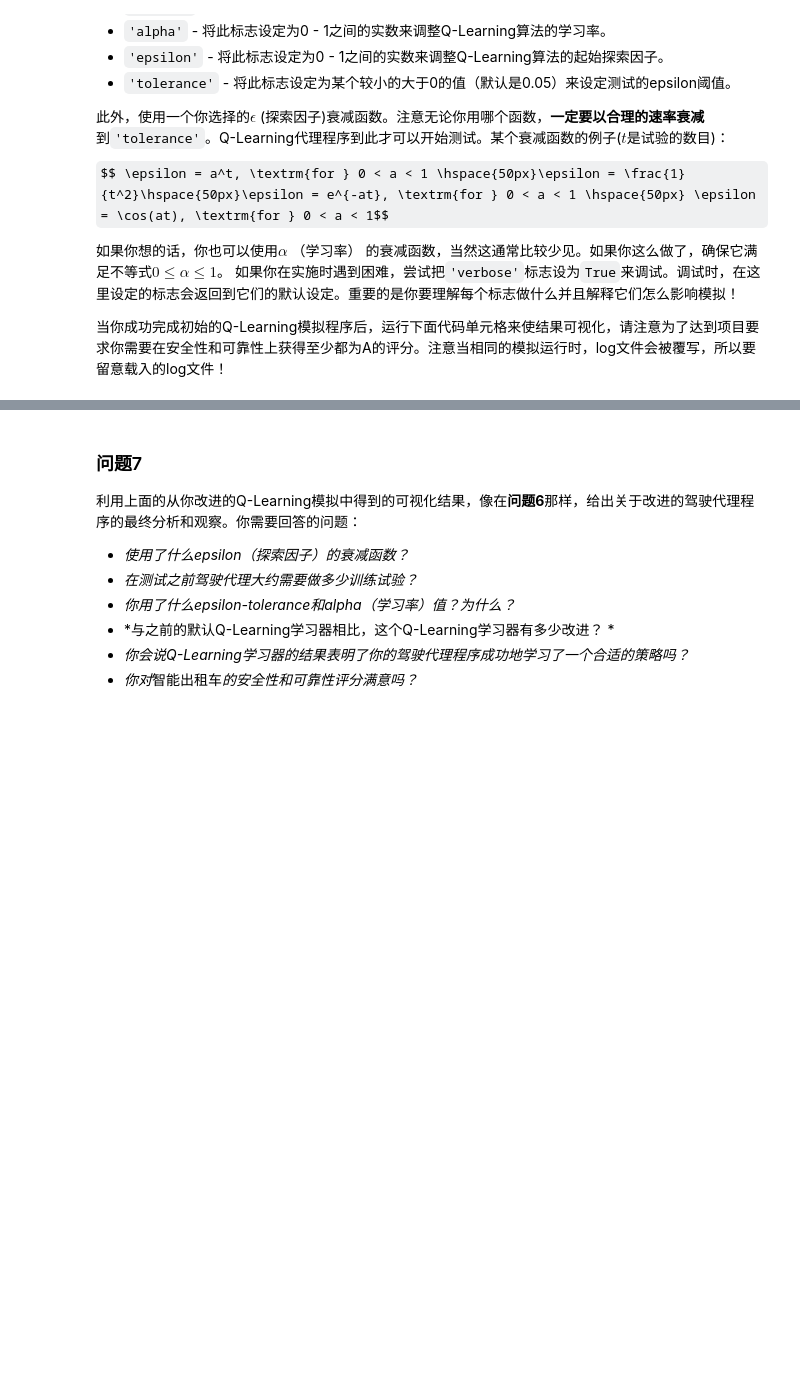
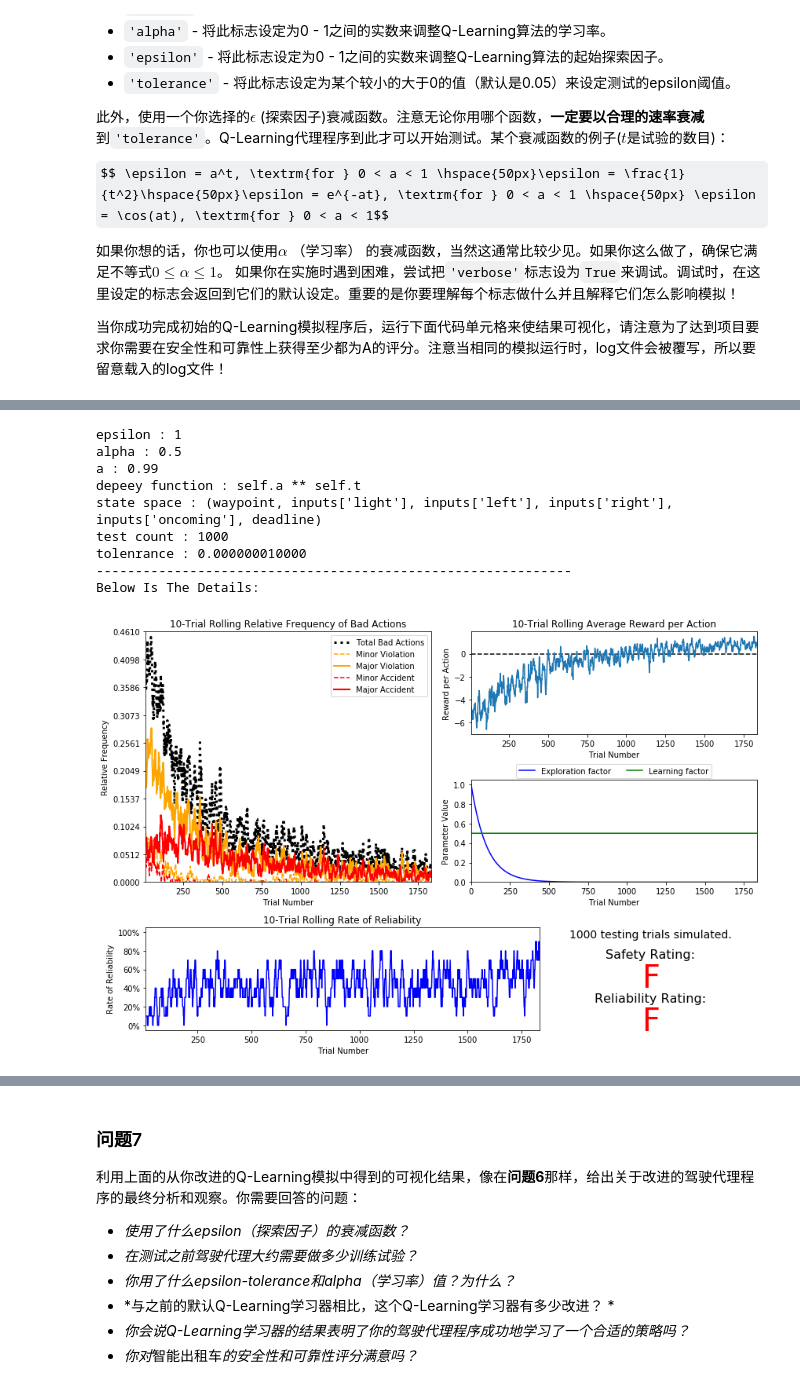
Before and after one commit to StevenHGuo/Reinforcement_Learning, a Jupyter notebook: smartcab.ipynb, the cells around one changed output, grey strips where cells are left out. Saved outputs shown, nothing was run; the diff lists cells and outputs as text; code cells hidden in the pictures; some formulas as TeX source; blank space fills up the shorter version.

```diff
--- a/smartcab.ipynb
+++ b/smartcab.ipynb
@@ -252,0 +318,13 @@ vs.plot_trials('sim_improved-learning1516115100.45.csv')
+# %%
+showParamsList('sim_improved-learning-epsilon1-alpha0.5-a0.99-formula0-state_space0-n_test1000-tolerance1e-08')
+# %% [output]
+epsilon : 1
+alpha : 0.5
+a : 0.99
+depeey function : self.a ** self.t
+state space : (waypoint, inputs['light'], inputs['left'], inputs['right'], inputs['oncoming'], deadline)
+test count : 1000
+tolenrance : 0.000000010000
+-------------------------------------------------------------
+Below Is The Details:
+[figure, added]
```
Also changed, not shown: parts of 35 cells of this notebook, 37 other files.
